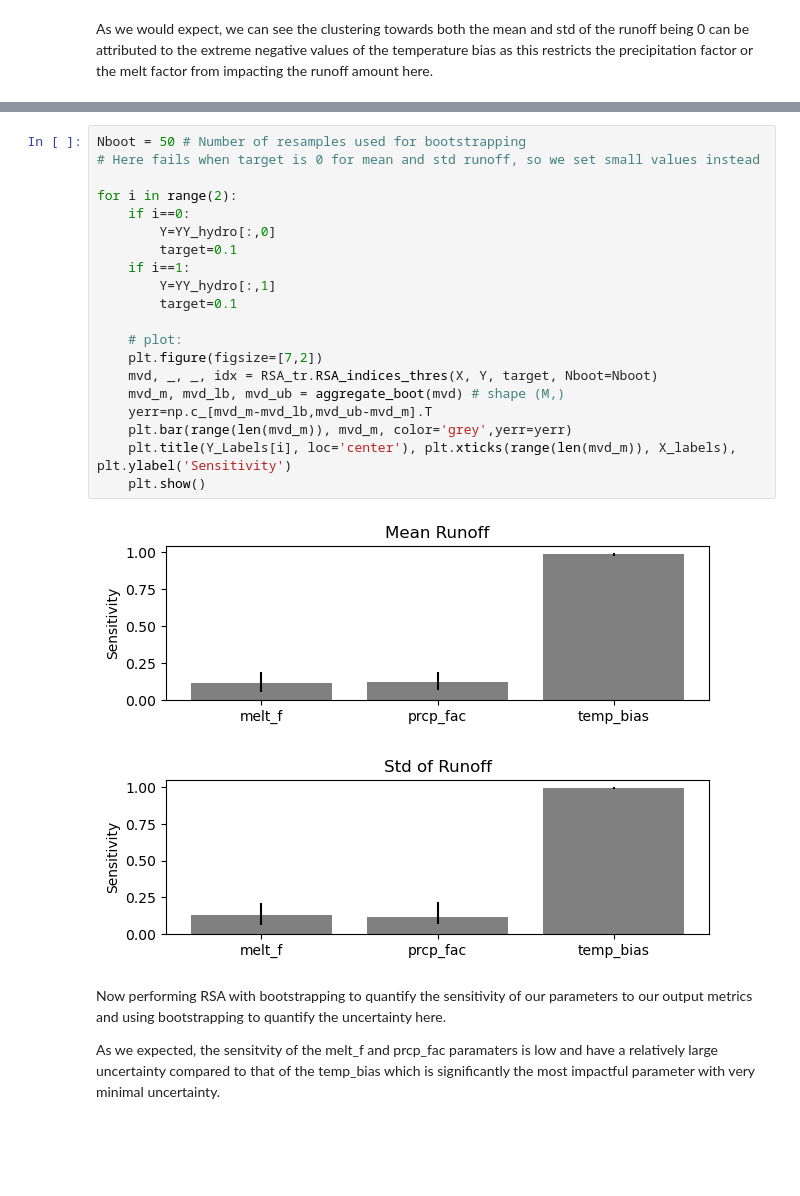
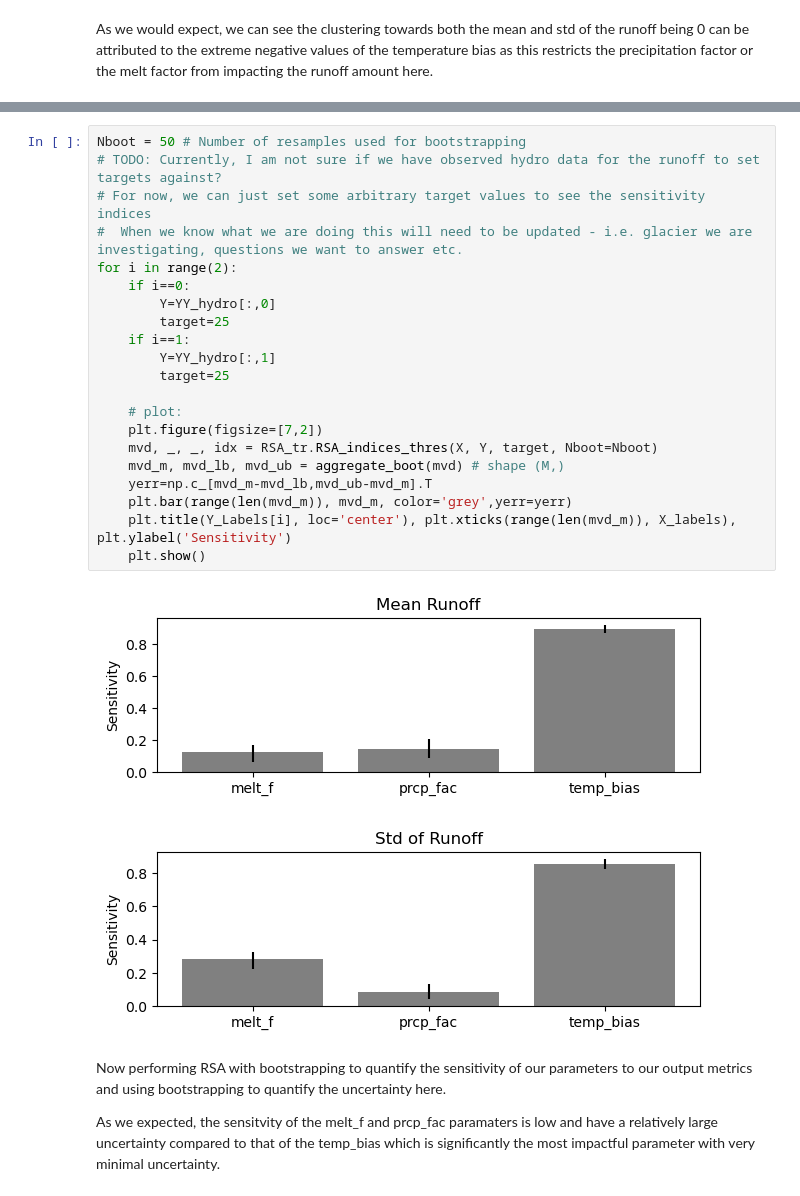
Before and after one commit to chloe-hancock/oggm, a Jupyter notebook: oggm/sandbox/notebooks/sensitvity_SAFE/safe_and_oggm.ipynb, the cells around one changed output, grey strips where cells are left out. Drawn from its saved outputs; the diff is of its cells as text; blank space fills up the shorter version.

Commit message:
Updated commentary on the SAFE and OGGM notebook, added more information about PAWN and RSA. Updated RSA threshold for runoff

```diff
--- a/oggm/sandbox/notebooks/sensitvity_SAFE/safe_and_oggm.ipynb
+++ b/oggm/sandbox/notebooks/sensitvity_SAFE/safe_and_oggm.ipynb
@@ -745,26 +760,27 @@ As we would expect, we can see the clustering towards both the mean and std of t
 # %%
 Nboot = 50 # Number of resamples used for bootstrapping
-# Here fails when target is 0 for mean and std runoff, so we set small values instead
-
+# TODO: Currently, I am not sure if we have observed hydro data for the runoff to set targets against?
+# For now, we can just set some arbitrary target values to see the sensitivity indices
+#  When we know what we are doing this will need to be updated - i.e. glacier we are investigating, questions we want to answer etc.
 for i in range(2):
     if i==0:
         Y=YY_hydro[:,0]
-        target=0.1
+        target=25
     if i==1:
         Y=YY_hydro[:,1]
-        target=0.1
+        target=25
 
     # plot:
     plt.figure(figsize=[7,2])
     mvd, _, _, idx = RSA_tr.RSA_indices_thres(X, Y, target, Nboot=Nboot)
     mvd_m, mvd_lb, mvd_ub = aggregate_boot(mvd) # shape (M,)
     yerr=np.c_[mvd_m-mvd_lb,mvd_ub-mvd_m].T
     plt.bar(range(len(mvd_m)), mvd_m, color='grey',yerr=yerr)
     plt.title(Y_Labels[i], loc='center'), plt.xticks(range(len(mvd_m)), X_labels), plt.ylabel('Sensitivity')
     plt.show()
 # %% [output]
-[figure, old version]
+[figure, new version]
-[figure, old version]
+[figure, new version]
 # %% [markdown]
 Now performing RSA with bootstrapping to quantify the sensitivity of our parameters to our output metrics and using bootstrapping to quantify the uncertainty here.
 
```
Also changed, not shown: parts of 22 cells of this notebook.
